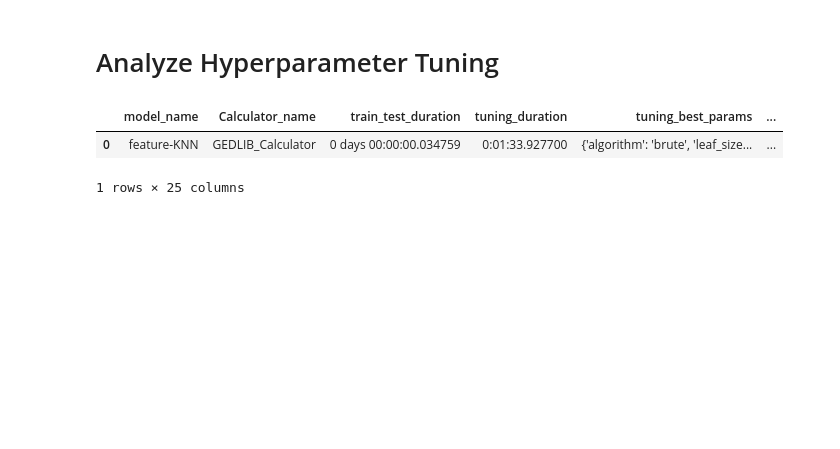
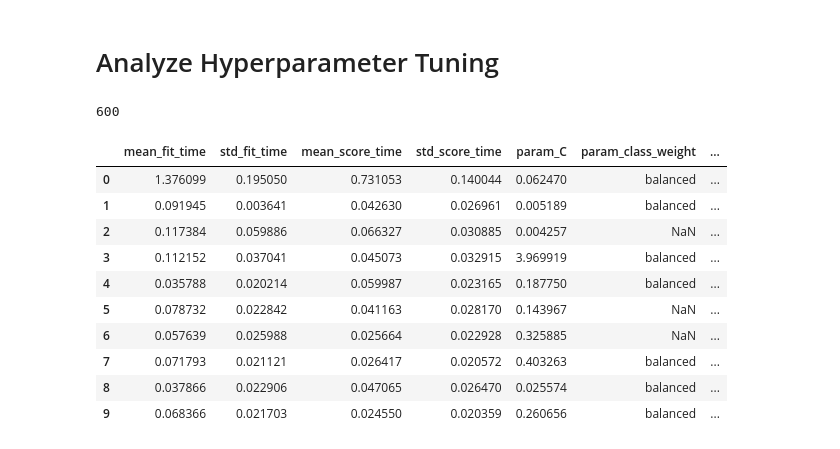
Before and after one commit to SimonESchumacher/Exploration-of-the-Potential-of-GED-based-Classifiers, a Jupyter notebook: Hyperparmeter_plot.ipynb, the cells around one changed output. Saved outputs shown, nothing was run; the diff lists cells and outputs as text; code cells hidden in the pictures; blank space fills up the shorter version.

```diff
--- a/Hyperparmeter_plot.ipynb
+++ b/Hyperparmeter_plot.ipynb
@@ -11,7 +11,8 @@ import json
 import sys
 FILENAME = "f_KNN_MUTAG_TEST_2024-06-26_15-52-52_results.csv"
 # %%
-filepath= "configs/results/error_finding_MUTAG_results.xlsx"
+
+filepath= "configs/results/Hyperparameter_tuning_results/HP_20251012_SVC_Random-Walk-Edit_precomputed_MUTAG.xlsx"
 # %%
 
 # # find the file in the directory
@@ -22,11 +23,21 @@ filepath= "configs/results/error_finding_MUTAG_results.xlsx"
 #         break
 # %%
 hyper_df = pd.read_excel(filepath)
-hyper_df
+display(len(hyper_df))
+display(hyper_df.head(10))
 # %% [output]
+600
-|  | model_name | Calculator_name | train_test_duration | tuning_duration | tuning_best_params | ... |
-| 0 | feature-KNN | GEDLIB_Calculator | 0 days 00:00:00.034759 | 0:01:33.927700 | {'algorithm': 'brute', 'leaf_size... | ... |
+|  | mean_fit_time | std_fit_time | mean_score_time | std_score_time | param_C | param_class_weight | ... |
+| 0 | 1.376099 | 0.195050 | 0.731053 | 0.140044 | 0.062470 | balanced | ... |
+| 1 | 0.091945 | 0.003641 | 0.042630 | 0.026961 | 0.005189 | balanced | ... |
+| 2 | 0.117384 | 0.059886 | 0.066327 | 0.030885 | 0.004257 | NaN | ... |
+| 3 | 0.112152 | 0.037041 | 0.045073 | 0.032915 | 3.969919 | balanced | ... |
+| 4 | 0.035788 | 0.020214 | 0.059987 | 0.023165 | 0.187750 | balanced | ... |
+| 5 | 0.078732 | 0.022842 | 0.041163 | 0.028170 | 0.143967 | NaN | ... |
+| 6 | 0.057639 | 0.025988 | 0.025664 | 0.022928 | 0.325885 | NaN | ... |
+| 7 | 0.071793 | 0.021121 | 0.026417 | 0.020572 | 0.403263 | balanced | ... |
+| 8 | 0.037866 | 0.022906 | 0.047065 | 0.026470 | 0.025574 | balanced | ... |
+| 9 | 0.068366 | 0.021703 | 0.024550 | 0.020359 | 0.260656 | balanced | ... |
-1 rows × 25 columns
 # %%
 results_column ="mean_test_score"
 # %%
```
Also changed, not shown: parts of 4 cells of this notebook, 8 other files.
